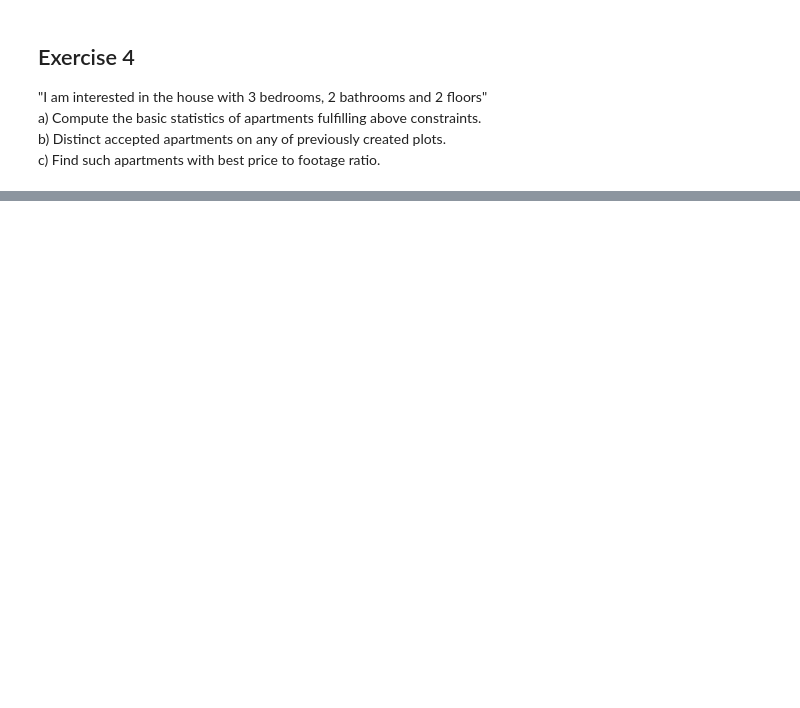
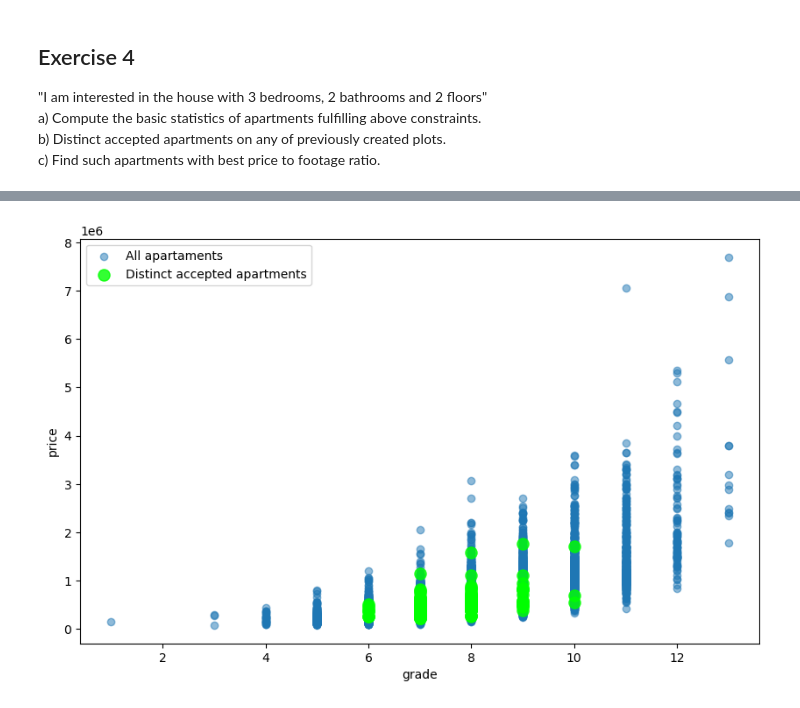
Before and after one commit to adamzulu123/Introduction-to-data-analysis, a Jupyter notebook: Notebook1/Assignment_1_without_code.ipynb, the cells around one changed output, grey strips where cells are left out. Drawn from its saved outputs; the diff is of its cells as text; code cells hidden in the pictures; blank space fills up the shorter version.

```diff
--- a/Notebook1/Assignment_1_without_code.ipynb
+++ b/Notebook1/Assignment_1_without_code.ipynb
@@ -181,0 +164,16 @@ c) Find such apartments with best price to footage ratio.
+# %%
+#a)
+#Your code:
+df_numerical = pd.DataFrame(data)
+filtered_data = df_numerical.loc[(house_numerical_df['bedrooms'] == 3) &
+    (house_numerical_df['bathrooms'] == 2) &
+    (house_numerical_df['floors'] == 2)]
+
+#deleting columns not important at the moment
+fd = filtered_data.drop(columns=['sqft_living','sqft_lot', 'waterfront', 'view', 'condition',
+                                          'sqft_above', 'sqft_basement', 'yr_built',     'yr_renovated',
+                                          'lat','long', 'sqft_living15', 'sqft_lot15'])
+
+#computing basic statistics with dercribe() function
+fd.describe()
+#Hint: pandas.DataFrame.loc
@@ -182,3 +190,16 @@ c) Find such apartments with best price to footage ratio.
+# %%
+#b)
+#Your code:
+plt.figure(figsize= (10, 6))
+plt.scatter(house_numerical_df['grade'], house_numerical_df['price'], alpha=0.5, label='All apartaments')
+plt.scatter(filtered_data['grade'], filtered_data['price'], alpha=0.8, color='lime', s=90, label='Distinct accepted apartments')
+
+plt.legend()
+plt.ylabel('price')
+plt.xlabel('grade')
+plt.show()
+# %% [output]
+[figure, added]
 # %%
 #c)
 #Your code:
```
Also changed, not shown: parts of 5 cells of this notebook.
